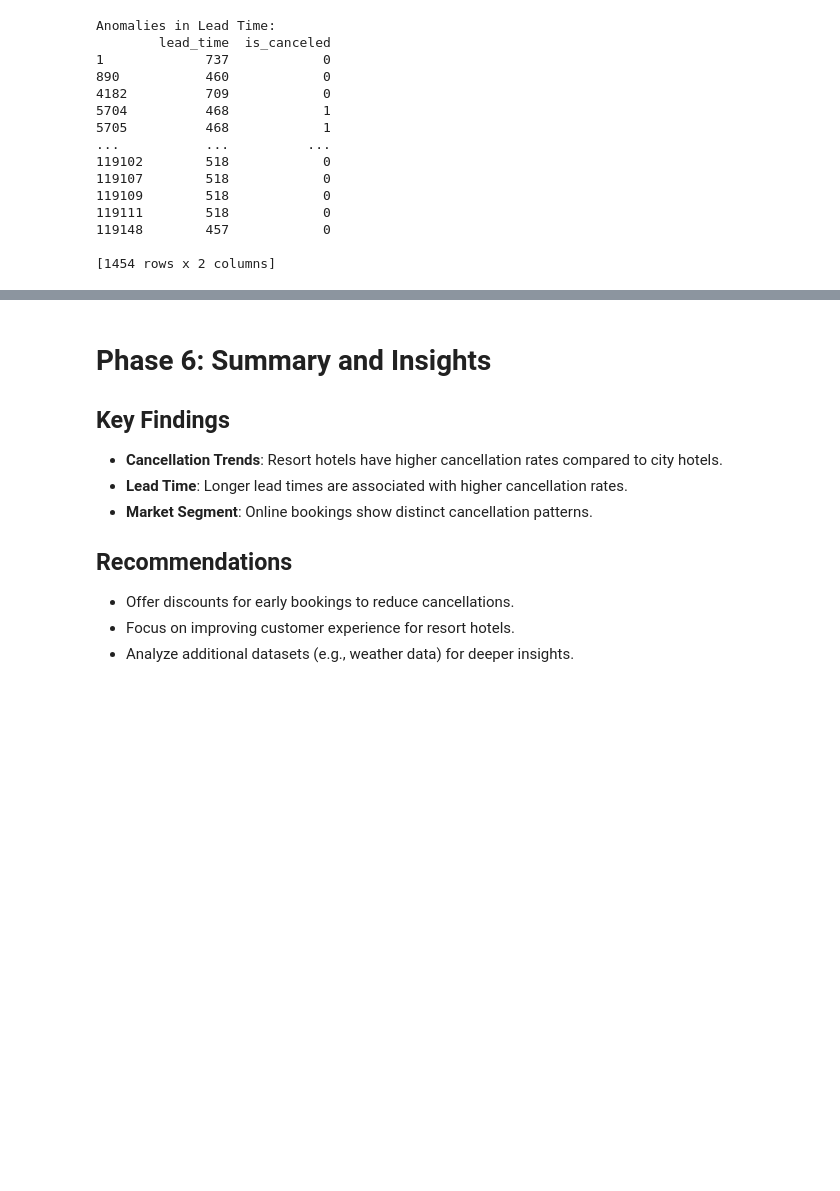
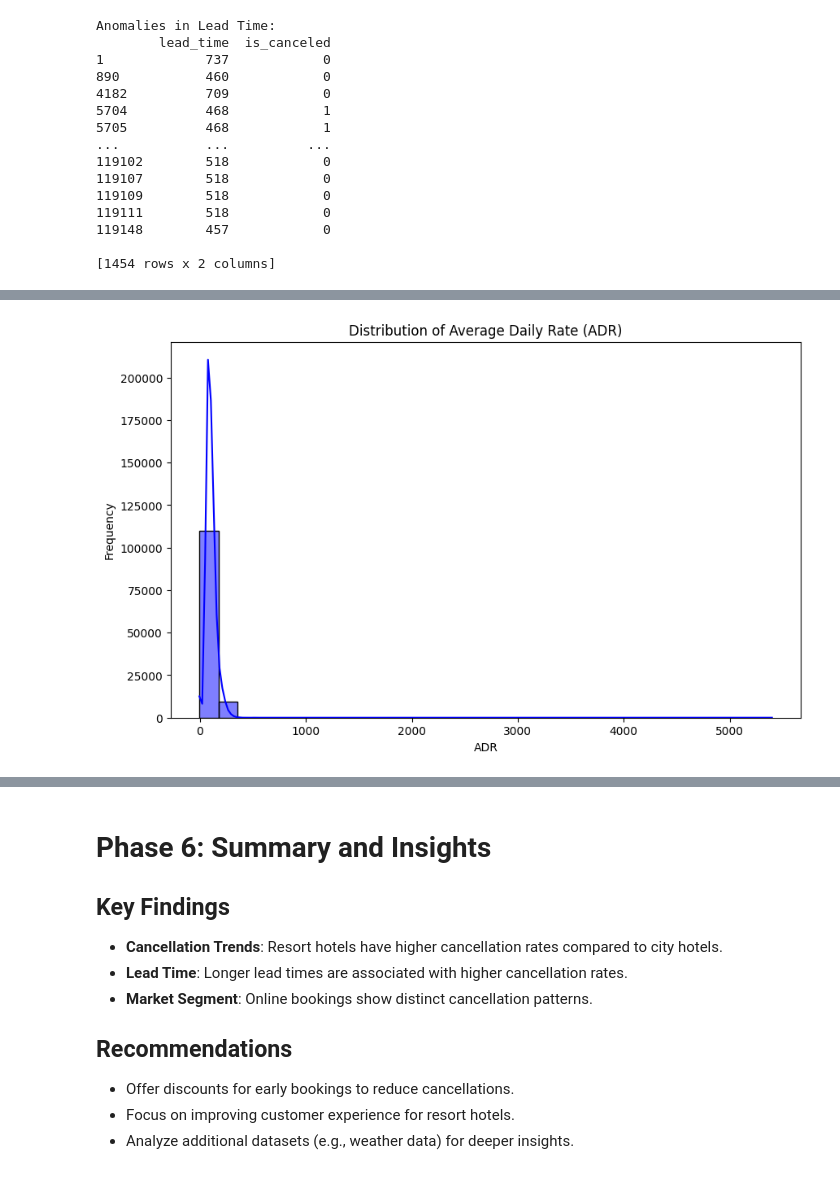
Before and after one commit to RonoHenry/Hotel-Booking-Analysis, a Jupyter notebook: Hotelbooking.ipynb, the cells around one changed output, grey strips where cells are left out. Drawn from its saved outputs; the diff is of its cells as text; code cells hidden in the pictures; blank space fills up the shorter version.

```diff
--- a/Hotelbooking.ipynb
+++ b/Hotelbooking.ipynb
@@ -283,0 +283,9 @@ print(f"Model saved to {model_path}")
+# %%
+
+# Time Series Analysis
+data_clean['reservation_status_date'] = pd.to_datetime(data_clean['reservation_status_date'])
+time_series = data_clean.groupby(data_clean['reservation_status_date'].dt.to_period('M'))['is_canceled'].mean()
+time_series.plot(kind='line', figsize=(10, 6), title='Monthly Cancellation Rates')
+plt.xlabel('Month')
+plt.ylabel('Cancellation Rate')
+plt.show()
@@ -283,0 +318,12 @@ print(f"Model saved to {model_path}")
+# %%
+
+# Additional Visualizations
+# 1. Distribution of ADR (Average Daily Rate)
+plt.figure(figsize=(10, 6))
+sns.histplot(data_clean['adr'], kde=True, bins=30, color='blue')
+plt.title('Distribution of Average Daily Rate (ADR)')
+plt.xlabel('ADR')
+plt.ylabel('Frequency')
+plt.show()
+# %% [output]
+[figure, added]
```
Also changed, not shown: parts of 10 cells of this notebook.
